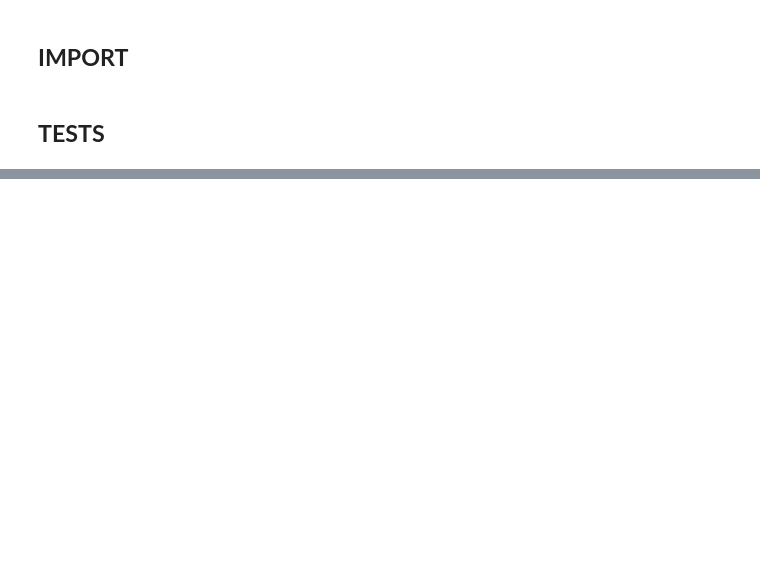
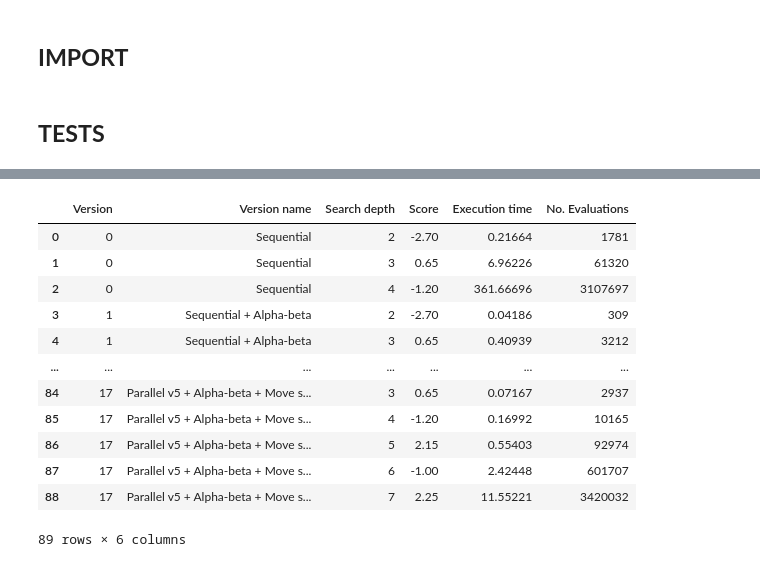
Before and after one commit to vv-hieu/ParallelChessEngine, a Jupyter notebook: ChessEngineTest.ipynb, the cells around one changed output, grey strips where cells are left out. Drawn from its saved outputs; the diff is of its cells as text; code cells hidden in the pictures; blank space fills up the shorter version.

```diff
--- a/ChessEngineTest.ipynb
+++ b/ChessEngineTest.ipynb
@@ -119,7 +126,21 @@ Calculating version 17: Parallel v5 + Alpha-beta + Move sorting
 # %%
-result = find_move_benchmark_multiple_depth('r3k2r/p1ppqpbp/Bn2pnp1/3PN3/1p2P3/2N2Q1p/PPPB1PPP/R3K2R b KQkq - 0 1', 2, versions, time_threshold = 10.0)
+result = benchmark_minimax_multidepth('r3k2r/p1ppqpbp/Bn2pnp1/3PN3/1p2P3/2N2Q1p/PPPB1PPP/R3K2R b KQkq - 0 1', 2, versions, time_threshold = 10.0)
 result.to_csv('benchmark_results_multidepth.csv', index = False)
 result
+# %% [output]
+|  | Version | Version name | Search depth | Score | Execution time | No. Evaluations |
+| 0 | 0 | Sequential | 2 | -2.70 | 0.21664 | 1781 |
+| 1 | 0 | Sequential | 3 | 0.65 | 6.96226 | 61320 |
+| 2 | 0 | Sequential | 4 | -1.20 | 361.66696 | 3107697 |
+| 3 | 1 | Sequential + Alpha-beta | 2 | -2.70 | 0.04186 | 309 |
+| 4 | 1 | Sequential + Alpha-beta | 3 | 0.65 | 0.40939 | 3212 |
+| ... | ... | ... | ... | ... | ... | ... |
+| 84 | 17 | Parallel v5 + Alpha-beta + Move s... | 3 | 0.65 | 0.07167 | 2937 |
+| 85 | 17 | Parallel v5 + Alpha-beta + Move s... | 4 | -1.20 | 0.16992 | 10165 |
+| 86 | 17 | Parallel v5 + Alpha-beta + Move s... | 5 | 2.15 | 0.55403 | 92974 |
+| 87 | 17 | Parallel v5 + Alpha-beta + Move s... | 6 | -1.00 | 2.42448 | 601707 |
+| 88 | 17 | Parallel v5 + Alpha-beta + Move s... | 7 | 2.25 | 11.55221 | 3420032 |
+89 rows × 6 columns
 # %%
 plt.figure(figsize = (18, 12))
 
```
Also changed, not shown: parts of 4 cells of this notebook, 28 other files.
